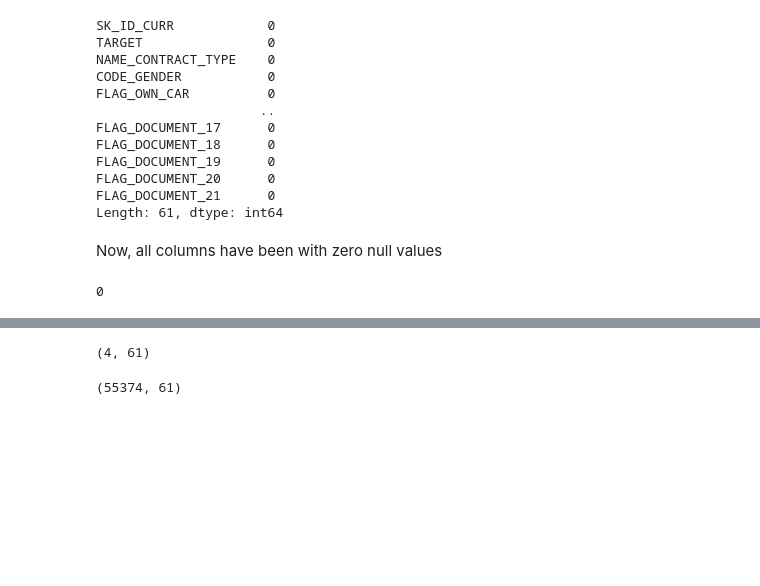
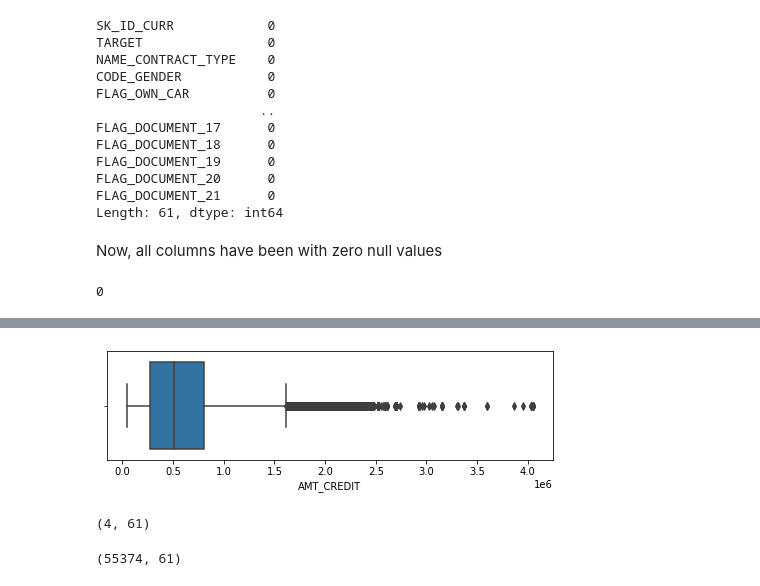
Before and after one commit to nikhilmamidipaka/Bank-Loan-Prediction-Dataset, a Jupyter notebook: Bank_Loan_Prediction_Dataset.ipynb, the cells around one changed output, grey strips where cells are left out. Drawn from its saved outputs; the diff is of its cells as text; code cells hidden in the pictures; blank space fills up the shorter version.

```diff
--- a/Bank_Loan_Prediction_Dataset.ipynb
+++ b/Bank_Loan_Prediction_Dataset.ipynb
@@ -261,3 +266,9 @@ print(len(emptyrow))
+# %%
+plt.figure(figsize=[8,2])
+sns.boxplot(df_app.AMT_CREDIT)
+plt.show()
+# %% [output]
+[figure, added]
 # %%
 # Removing unwanted columns from the dataset
 
```
Also changed, not shown: parts of 3 cells of this notebook.
